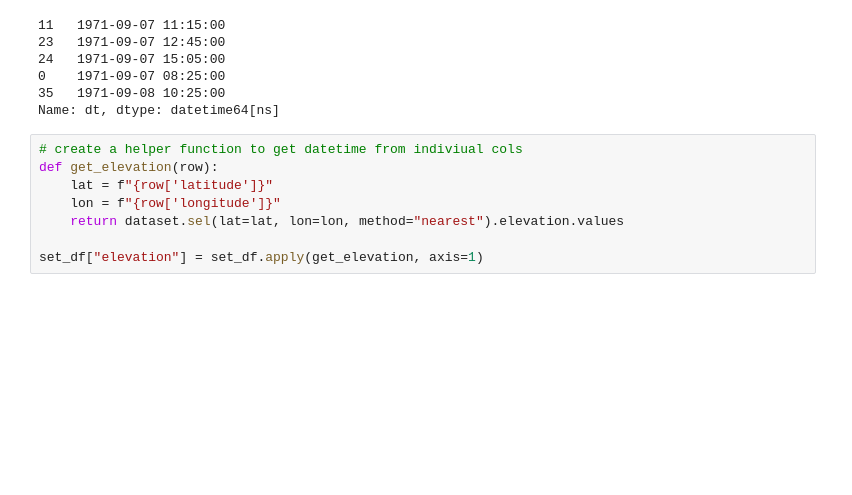
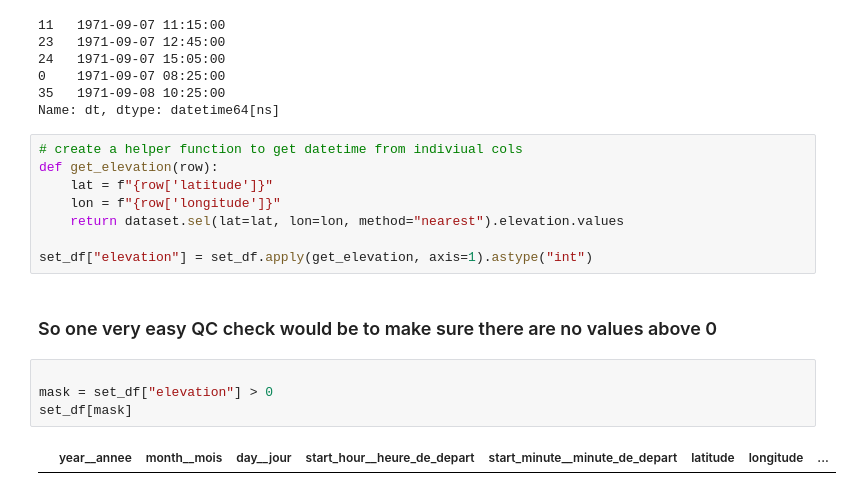
Before and after one commit to davjfish/WatspeedStatsGroupProject, a Jupyter notebook: analysis/Initial_Exploration_of_Data.ipynb, the cells around one changed output. Saved outputs shown, nothing was run; the diff lists cells and outputs as text; blank space fills up the shorter version.

```diff
--- a/analysis/Initial_Exploration_of_Data.ipynb
+++ b/analysis/Initial_Exploration_of_Data.ipynb
@@ -330,4 +330,12 @@ def get_elevation(row):
     lon = f"{row['longitude']}"
     return dataset.sel(lat=lat, lon=lon, method="nearest").elevation.values
 
-set_df["elevation"] = set_df.apply(get_elevation, axis=1)
+set_df["elevation"] = set_df.apply(get_elevation, axis=1).astype("int")
+# %% [markdown]
+### So one very easy QC check would be to make sure there are no values above 0
+# %%
+
+mask = set_df["elevation"] > 0
+set_df[mask]
+# %% [output]
+|  | year__annee | month__mois | day__jour | start_hour__heure_de_depart | start_minute__minute_de_depart | latitude | longitude | ... |
```
Also changed, not shown: parts of 3 cells of this notebook.
